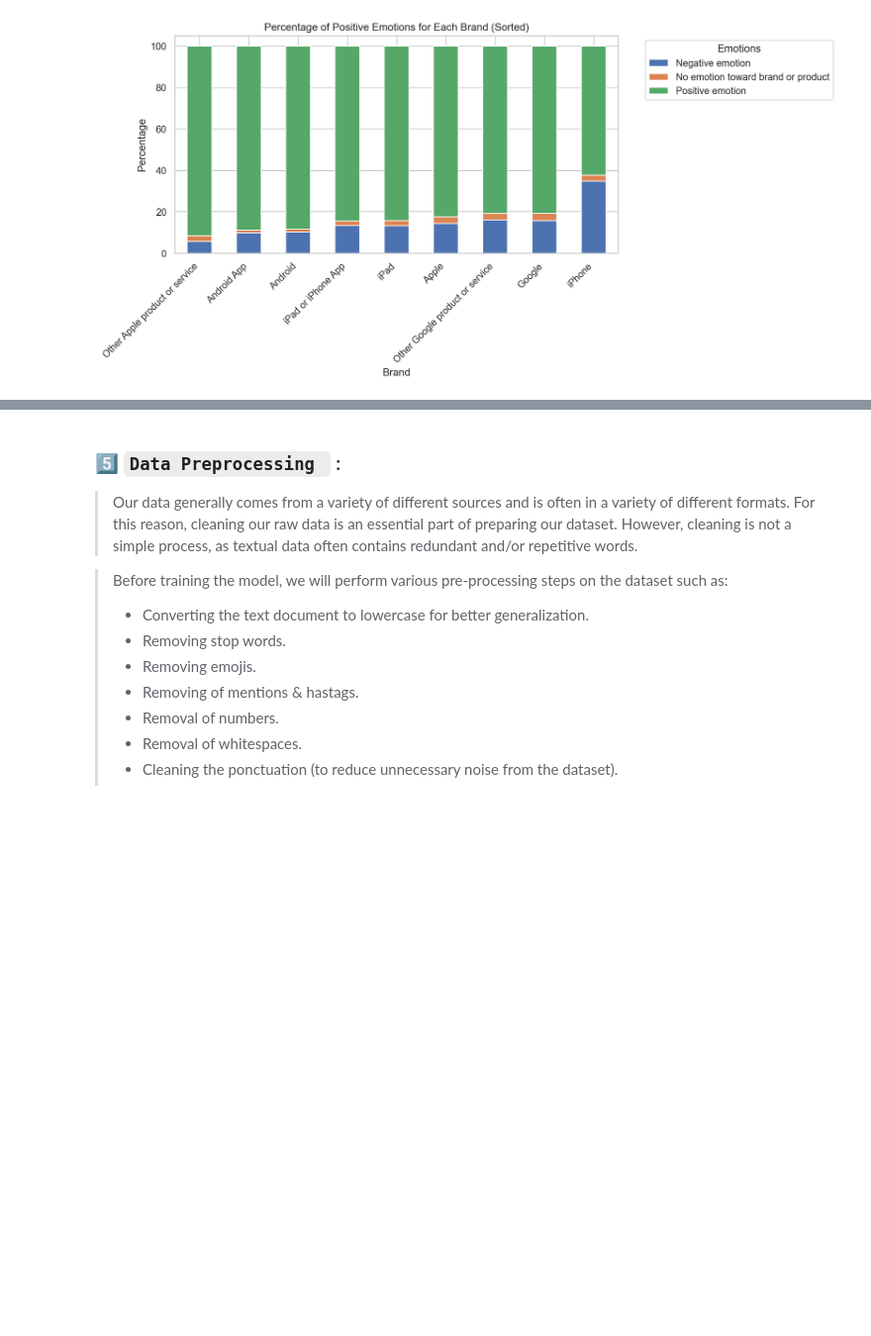
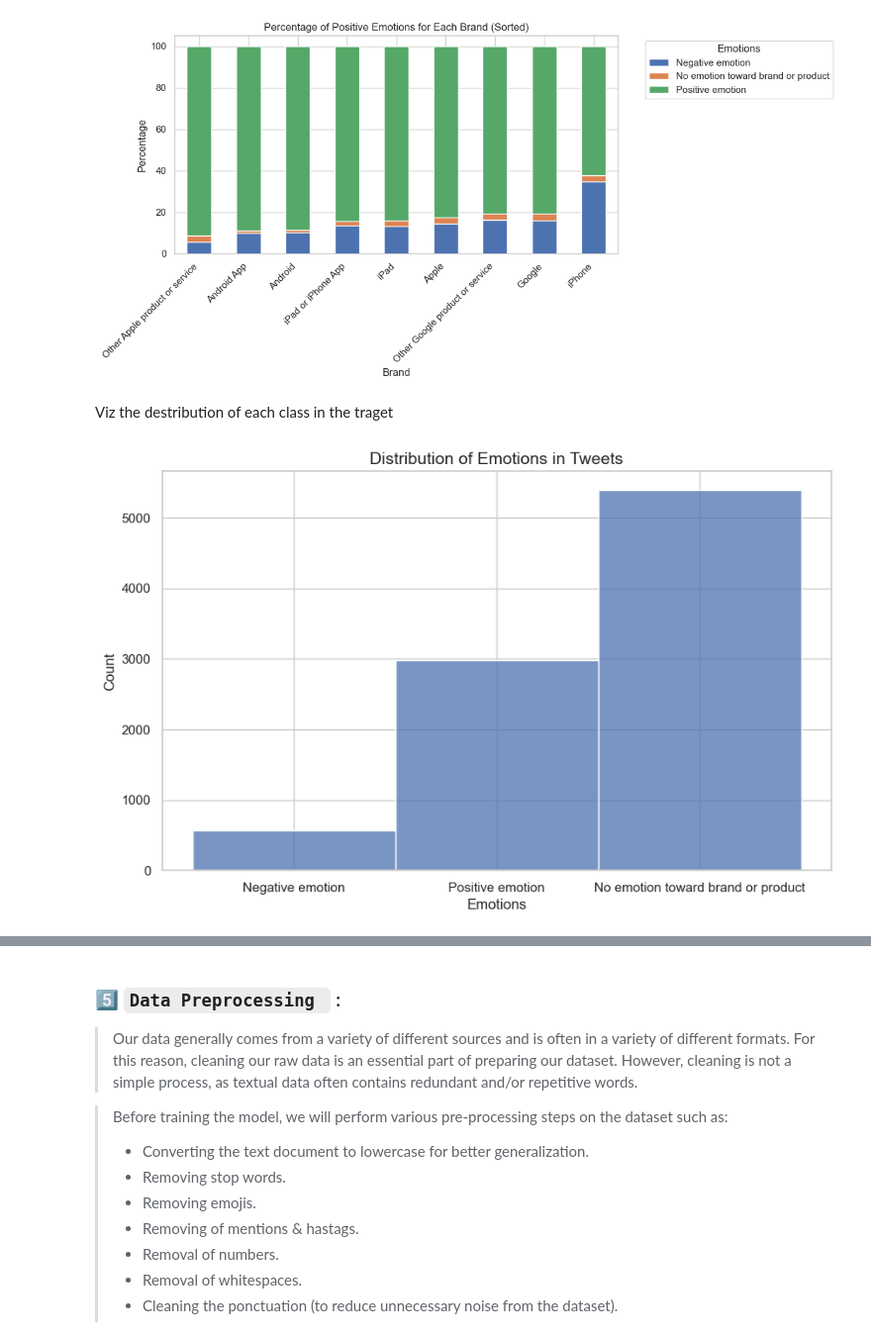
Before and after one commit to javo2/Test_operationnel, a Jupyter notebook: Notebook/Technical_test_Mohammed_Jawhar.ipynb, the cells around one changed output, grey strips where cells are left out. Shown at 99% size. Saved outputs shown, nothing was run; the diff lists cells and outputs as text; code cells hidden in the pictures; blank space fills up the shorter version.

```diff
--- a/Notebook/Technical_test_Mohammed_Jawhar.ipynb
+++ b/Notebook/Technical_test_Mohammed_Jawhar.ipynb
@@ -314,3 +314,20 @@ plt.tight_layout()
 plt.show()
 # %% [output]
 [figure]
+# %% [markdown]
+Viz the destribution of each class in the traget
+# %%
+plt.figure(figsize=(10, 6))
+
+# Create the histogram plot with custom parameters
+sns.histplot(data=tweets_df, x='emotions')
+
+# Add labels and title for better understanding
+plt.xlabel('Emotions', fontsize=12)
+plt.ylabel('Count', fontsize=12)
+plt.title('Distribution of Emotions in Tweets', fontsize=14)
+
+# Display the plot
+plt.show()
+# %% [output]
+[figure, added]
```
Also changed, not shown: parts of 34 cells of this notebook.
